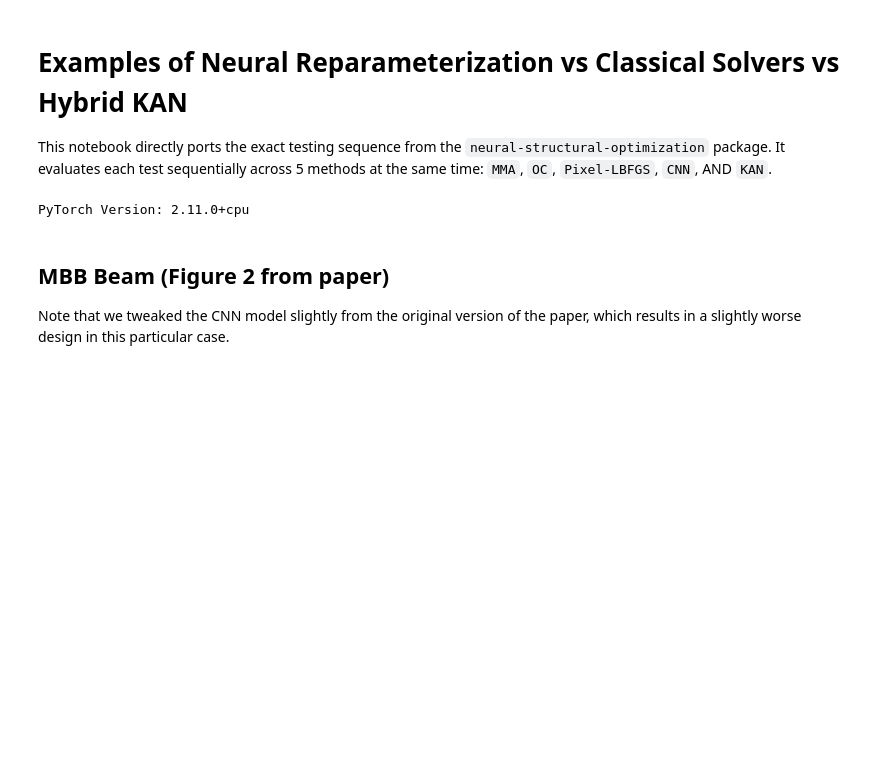
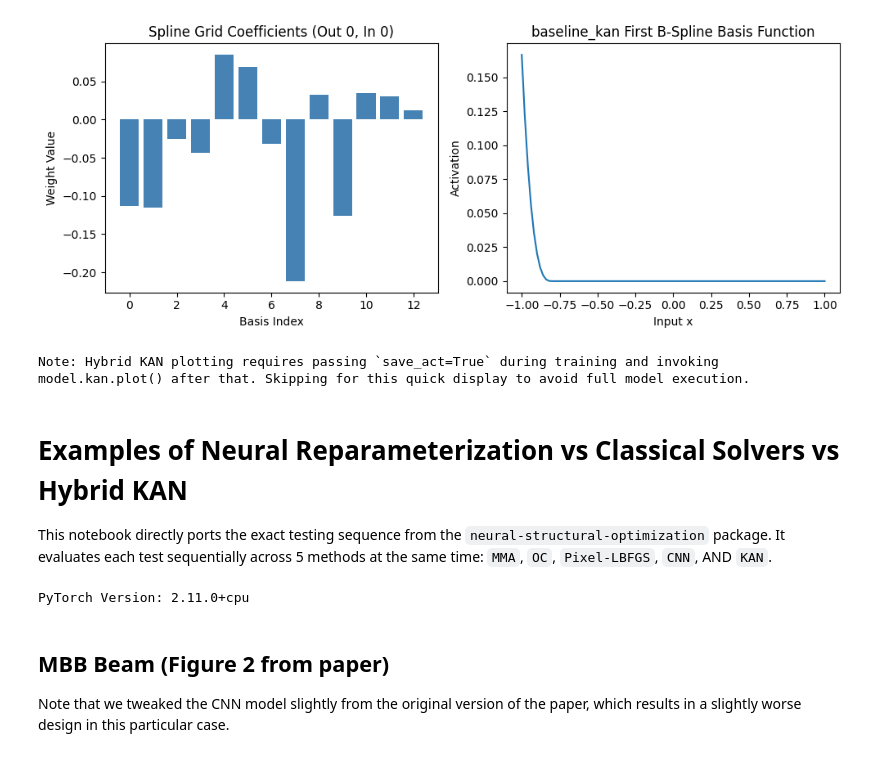
Before and after one commit to hyuzukirmizi/kan-cnn-topology-optimization, a Jupyter notebook: optimization-examples.ipynb, the cells around one changed output. Drawn from its saved outputs; the diff is of its cells as text; code cells hidden in the pictures; blank space fills up the shorter version.

```diff
--- a/optimization-examples.ipynb
+++ b/optimization-examples.ipynb
@@ -1,3 +1,63 @@
+# %%
+import matplotlib.pyplot as plt
+import numpy as np
+import torch
+import neural_structural_optimization.problems as params
+import models as pt
+
+def plot_kan_b_splines(model_name="baseline_kan"):
+    """
+    Given a model configuration, instantiates the model and plots out
+    its 1D B-spline activation functions (acting on sample inputs)
+    from the first KAN layer.
+    """
+    import neural_structural_optimization.topo_api as topo_api
+    args = topo_api.specified_task(params.mbb_beam(width=60, height=20, density=0.5))
+
+    if model_name == "baseline_kan":
+        # CoordKANModel uses EfficientKAN (custom PyTorch implementation)
+        model = pt.CoordKANModel(args=args, grid=10)
+        kan_layer = model.kan.layers[0] # EfficientKANLinear
+
+        fig, axes = plt.subplots(1, 2, figsize=(10, 4))
+
+        # 1. Plot the Spline Weights (Coefficients)
+        weights = kan_layer.spline_weight.detach().cpu().numpy()
+        # weights shape: (out_features, in_features, n_bases)
+        # Reduce to first output, first input for visualization
+        w_sample = weights[0, 0, :]
+        axes[0].bar(range(len(w_sample)), w_sample, color='steelblue')
+        axes[0].set_title("Spline Grid Coefficients (Out 0, In 0)")
+        axes[0].set_xlabel("Basis Index")
+        axes[0].set_ylabel("Weight Value")
+
+        # 2. Plot the evaluated bases over an input range
+        x_range = torch.linspace(-1, 1, 100).unsqueeze(1) # shape (100, 1)
+        # Using the internal B-spline evaluator
+        bases = kan_layer.b_splines(x_range)
+        # bases shape: (100, 1, n_bases)
+        bases_np = bases.detach().cpu().numpy()
+
+        # Plot only the first uncombined B-spline basis function
+        axes[1].plot(x_range.numpy(), bases_np[:, 0, 0], label="Base 0")
+
+        axes[1].set_title(f"{model_name} First B-Spline Basis Function")
+        axes[1].set_xlabel("Input x")
+        axes[1].set_ylabel("Activation")
+        fig.tight_layout()
+        plt.show()
+
+    elif model_name == "hybrid_kan":
+        print("Note: Hybrid KAN plotting requires passing `save_act=True` during training and invoking model.kan.plot() after that. Skipping for this quick display to avoid full model execution.")
+    else:
+        print("Model not supported for spline plotting.")
+
+# Try plotting both
+plot_kan_b_splines("baseline_kan")
+plot_kan_b_splines("hybrid_kan")
+# %% [output]
+[figure, added]
+Note: Hybrid KAN plotting requires passing `save_act=True` during training and invoking model.kan.plot() after that. Skipping for this quick display to avoid full model execution.
 # %% [markdown]
 # Examples of Neural Reparameterization vs Classical Solvers vs Hybrid KAN
 This notebook directly ports the exact testing sequence from the `neural-structural-optimization` package.
```
Also changed, not shown: parts of 23 cells of this notebook, 7 other files.
